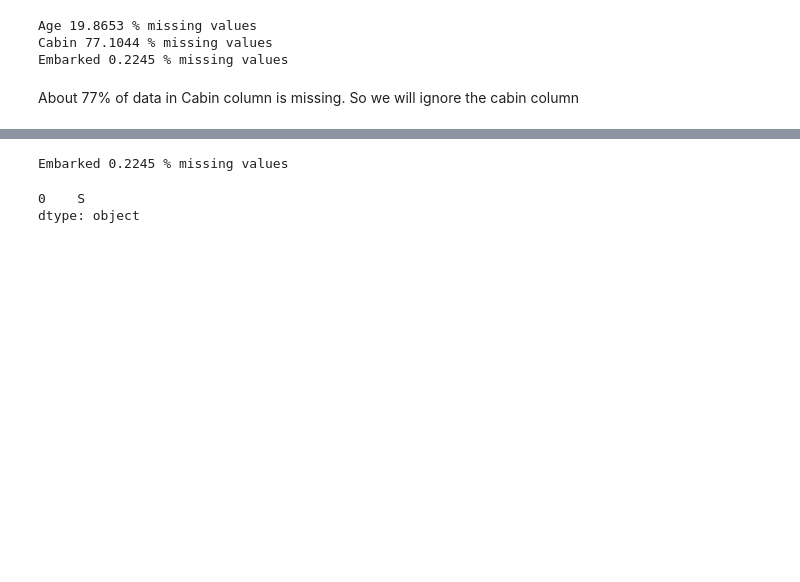
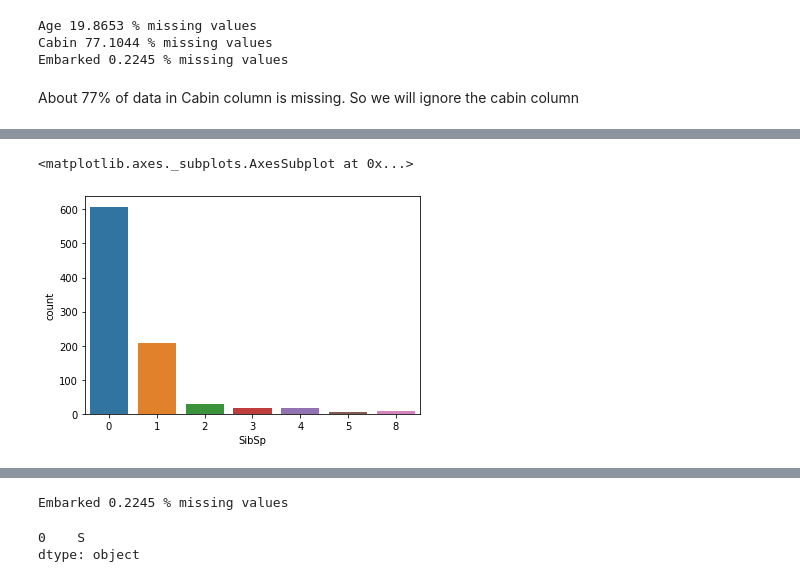
Before and after one commit to monisakhtar/ML, a Jupyter notebook: Titanic.ipynb, the cells around one changed output, grey strips where cells are left out. Saved outputs shown, nothing was run; the diff lists cells and outputs as text; code cells hidden in the pictures; blank space fills up the shorter version.

```diff
--- a/Titanic.ipynb
+++ b/Titanic.ipynb
@@ -112,0 +148,5 @@ train.head()
+# %%
+sns.countplot(x = 'SibSp', data = train)
+# %% [output]
+<matplotlib.axes._subplots.AxesSubplot at 0x...>
+[figure, added]
```
Also changed, not shown: parts of 12 cells of this notebook.
